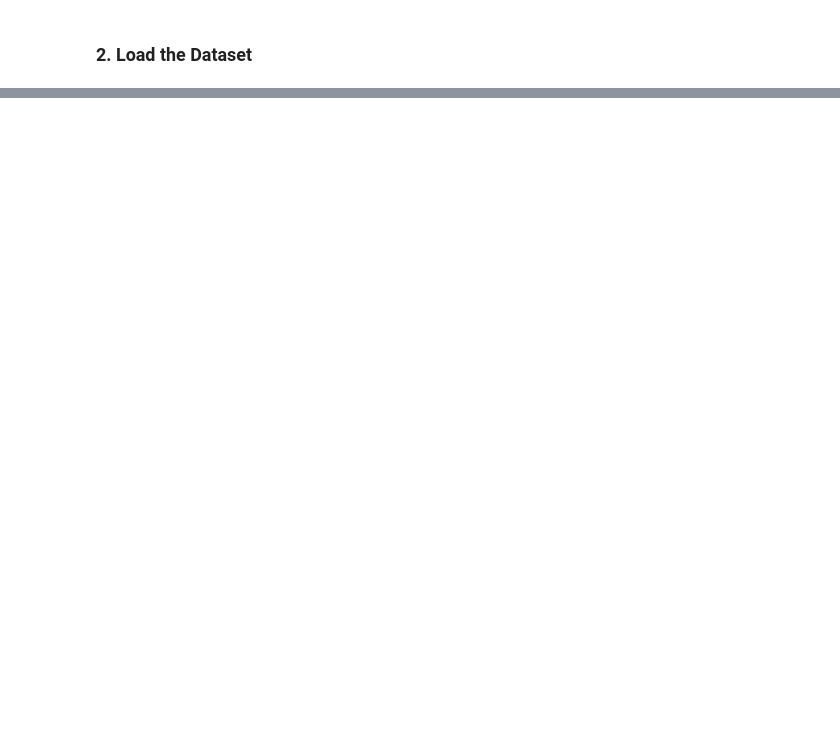
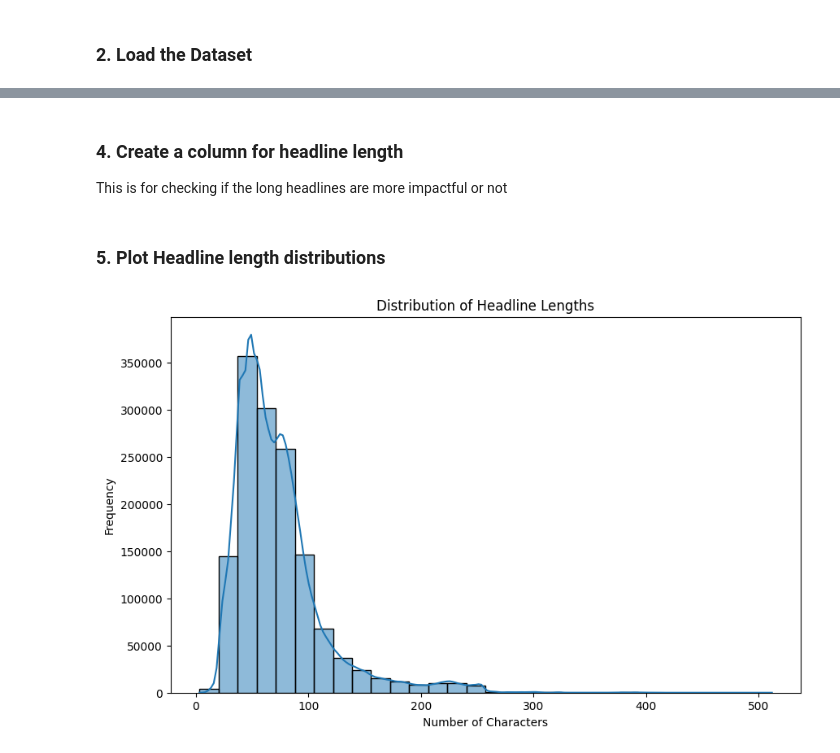
Before and after one commit to Becky-Chala/aim-week1-challenge, a Jupyter notebook: notebooks/eda.ipynb, the cells around one changed output, grey strips where cells are left out. Cells and saved outputs as stored; diff of their text form; code cells hidden in the pictures; blank space fills up the shorter version.

Commit message:
Complete Task 1: EDA on news dataset with headline and publisher analysis

```diff
--- a/notebooks/eda.ipynb
+++ b/notebooks/eda.ipynb
@@ -14,10 +14,9 @@ import numpy as np
 import matplotlib.pyplot as plt
 import seaborn as sns
 from wordcloud import WordCloud
+from collections import Counter
 import re
-from collections import Counter
-from sklearn.feature_extraction.text import TfidfVectorizer
-import nltk
-nltk.download('stopwords')
-from nltk.corpus import stopwords
-import os
+import warnings
+warnings.filterwarnings('ignore')
+import seaborn as sns
+sns.set_style('whitegrid')  # Correct way
@@ -186,0 +25,3 @@ plt.show()
+# %%
+file_path = '../data/raw_analyst_ratings.csv'
+df = pd.read_csv(file_path, parse_dates=['date'])
@@ -186,0 +53,17 @@ plt.show()
+# %% [markdown]
+### 4. Create a column for headline length
+This is for checking if the long headlines are more impactful or not
+# %%
+df['headline_length'] = df['headline'].apply(lambda x: len(str(x)))
+df['headline_word_count'] = df['headline'].apply(lambda x: len(str(x).split()))
+# %% [markdown]
+### 5. Plot Headline length distributions
+# %%
+plt.figure(figsize=(10, 6))
+sns.histplot(df['headline_length'], bins=30, kde=True)
+plt.title('Distribution of Headline Lengths')
+plt.xlabel('Number of Characters')
+plt.ylabel('Frequency')
+plt.show()
+# %% [output]
+[figure, added]
```
Also changed, not shown: parts of 31 cells of this notebook.
